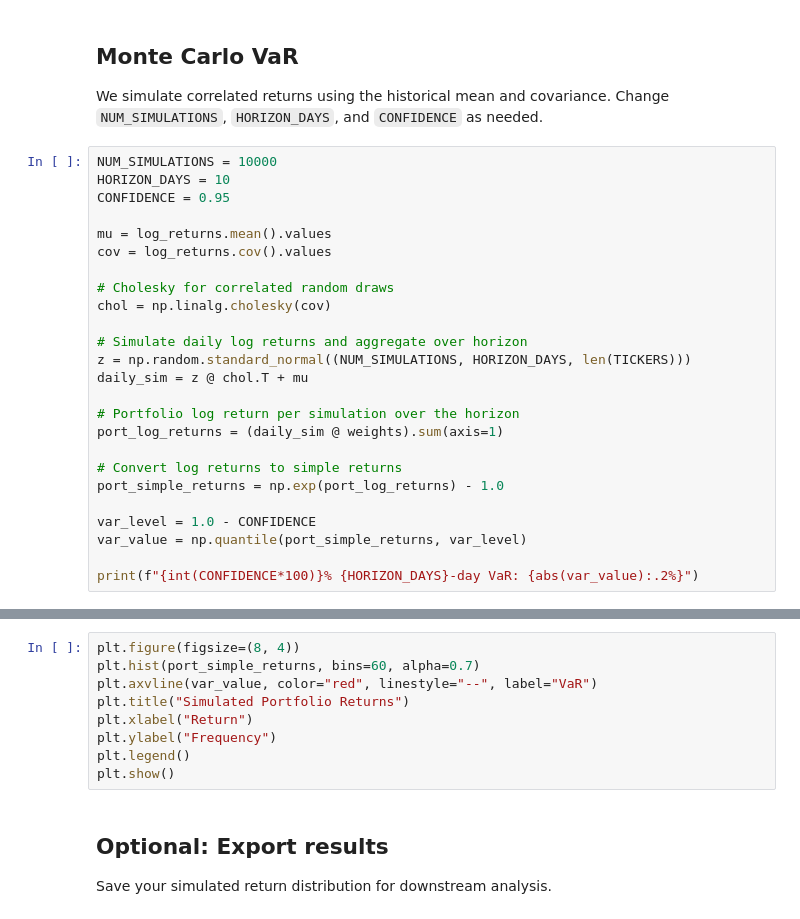
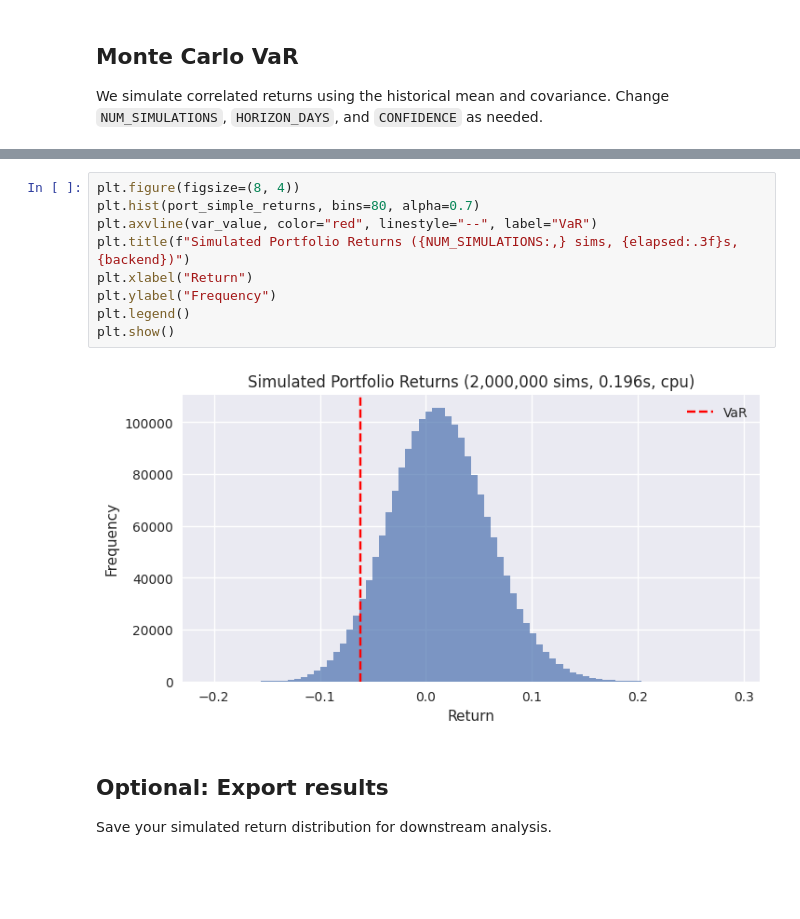
Before and after one commit to bhajian/monte-carlo-GPU-CUDA, a Jupyter notebook: notebooks/var_monte_carlo_fmp.ipynb, the cells around one changed output, grey strips where cells are left out. Saved outputs shown, nothing was run; the diff lists cells and outputs as text; blank space fills up the shorter version.

```diff
--- a/notebooks/var_monte_carlo_fmp.ipynb
+++ b/notebooks/var_monte_carlo_fmp.ipynb
@@ -76,28 +100,3 @@ log_returns.head()
 ## Monte Carlo VaR
 We simulate correlated returns using the historical mean and covariance.
 Change `NUM_SIMULATIONS`, `HORIZON_DAYS`, and `CONFIDENCE` as needed.
-# %%
-NUM_SIMULATIONS = 10000
-HORIZON_DAYS = 10
-CONFIDENCE = 0.95
-
-mu = log_returns.mean().values
-cov = log_returns.cov().values
-
-# Cholesky for correlated random draws
-chol = np.linalg.cholesky(cov)
-
-# Simulate daily log returns and aggregate over horizon
-z = np.random.standard_normal((NUM_SIMULATIONS, HORIZON_DAYS, len(TICKERS)))
-daily_sim = z @ chol.T + mu
-
-# Portfolio log return per simulation over the horizon
-port_log_returns = (daily_sim @ weights).sum(axis=1)
-
-# Convert log returns to simple returns
-port_simple_returns = np.exp(port_log_returns) - 1.0
-
-var_level = 1.0 - CONFIDENCE
-var_value = np.quantile(port_simple_returns, var_level)
-
-print(f"{int(CONFIDENCE*100)}% {HORIZON_DAYS}-day VaR: {abs(var_value):.2%}")
@@ -104,12 +154,14 @@ print(f"{int(CONFIDENCE*100)}% {HORIZON_DAYS}-day VaR: {abs(var_value):.2%}")
 # %%
 plt.figure(figsize=(8, 4))
-plt.hist(port_simple_returns, bins=60, alpha=0.7)
+plt.hist(port_simple_returns, bins=80, alpha=0.7)
 plt.axvline(var_value, color="red", linestyle="--", label="VaR")
-plt.title("Simulated Portfolio Returns")
+plt.title(f"Simulated Portfolio Returns ({NUM_SIMULATIONS:,} sims, {elapsed:.3f}s, {backend})")
 plt.xlabel("Return")
 plt.ylabel("Frequency")
 plt.legend()
 plt.show()
+# %% [output]
+[figure, added]
 # %% [markdown]
 ## Optional: Export results
 Save your simulated return distribution for downstream analysis.
```
Also changed, not shown: parts of 7 cells of this notebook, 1 other file.
